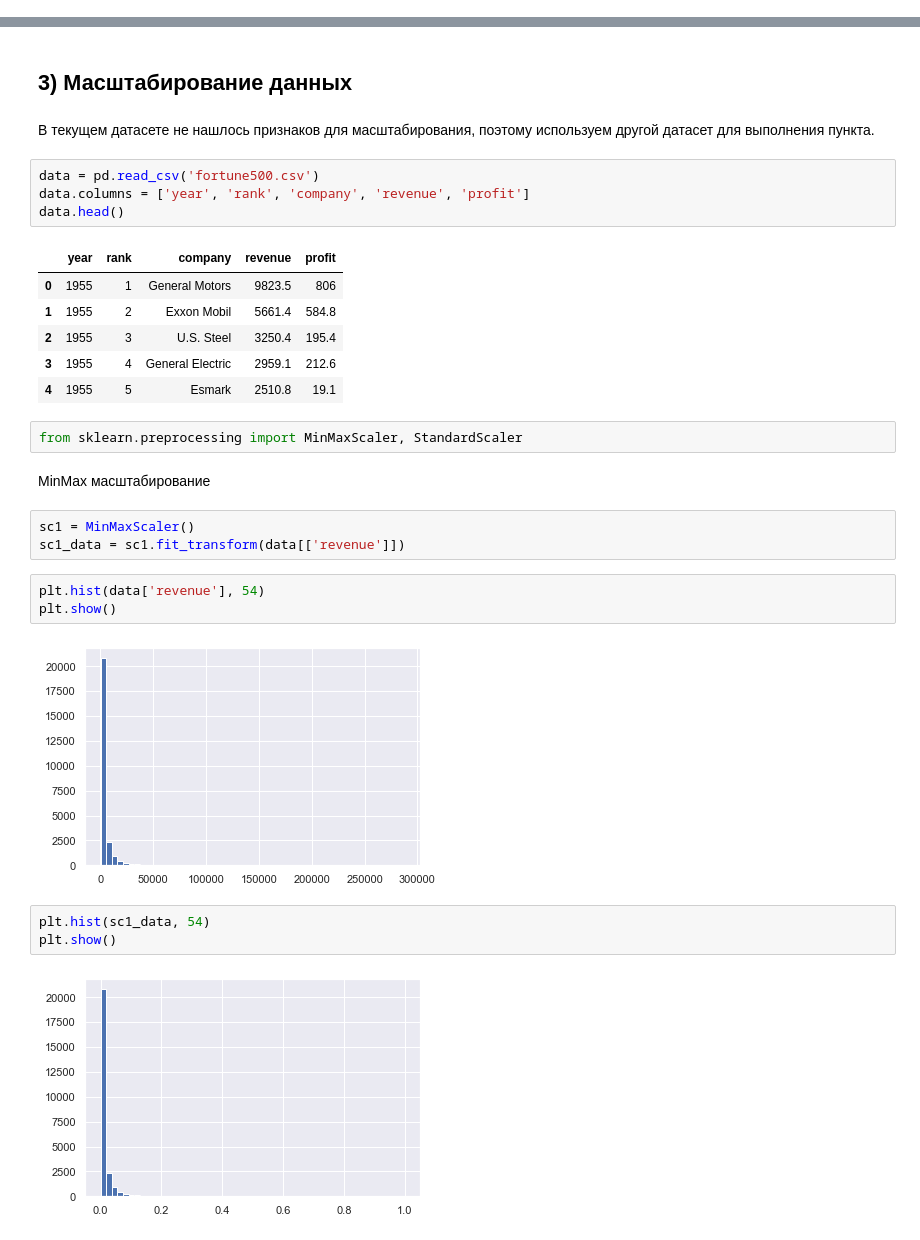
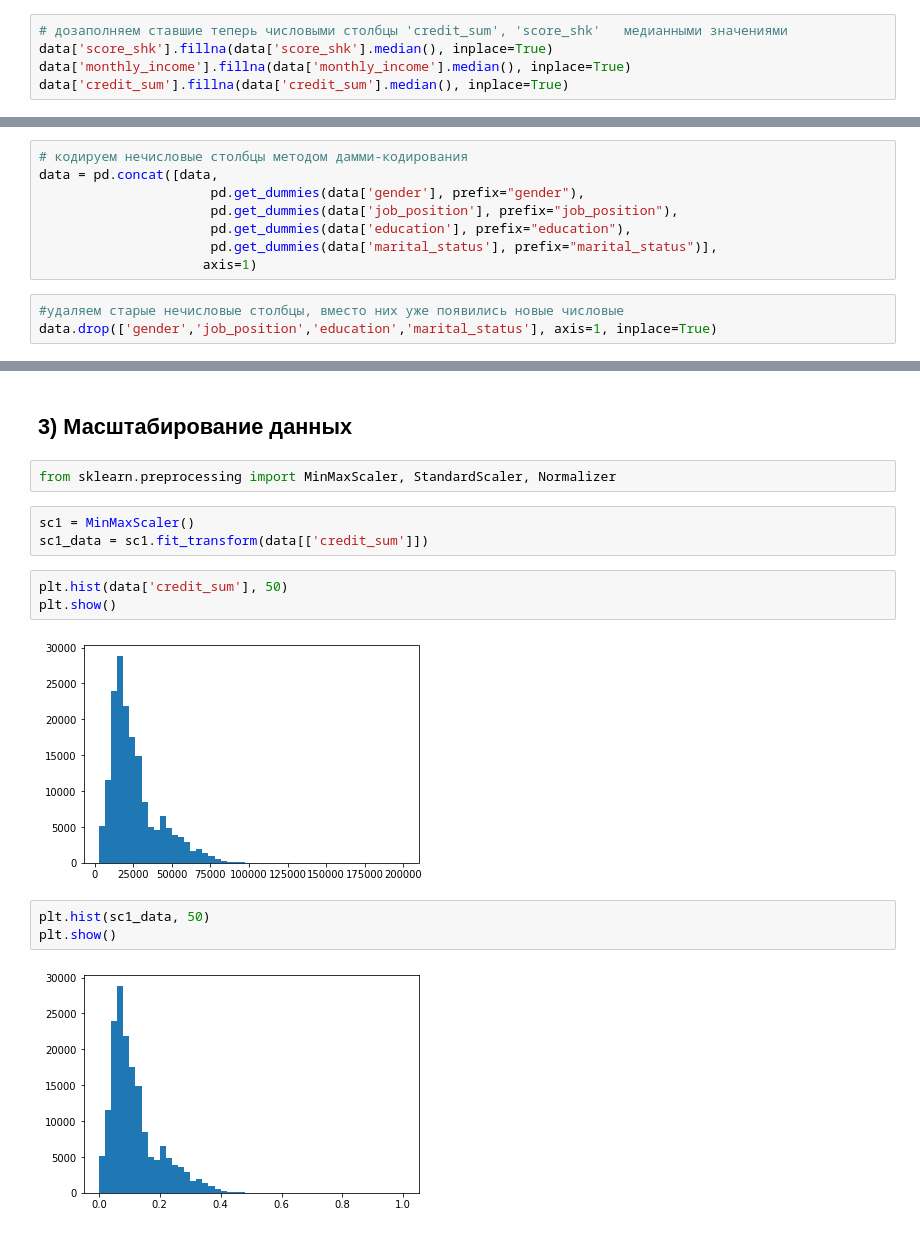
Before and after one commit to Lasergius/TMO, a Jupyter notebook: lab2.ipynb, the cells around one changed output, grey strips where cells are left out. Saved outputs shown, nothing was run; the diff lists cells and outputs as text.

```diff
--- a/lab2.ipynb
+++ b/lab2.ipynb
@@ -167,0 +71,5 @@ fraudulent - 0%
+# %%
+# дозаполняем ставшие теперь числовыми столбцы 'credit_sum', 'score_shk'   медианными значениями
+data['score_shk'].fillna(data['score_shk'].median(), inplace=True)
+data['monthly_income'].fillna(data['monthly_income'].median(), inplace=True)
+data['credit_sum'].fillna(data['credit_sum'].median(), inplace=True)
@@ -170 +115,12 @@ fraudulent - 0%
+# %%
+# кодируем нечисловые столбцы методом дамми-кодирования
+data = pd.concat([data,
+                      pd.get_dummies(data['gender'], prefix="gender"),
+                      pd.get_dummies(data['job_position'], prefix="job_position"),
+                      pd.get_dummies(data['education'], prefix="education"),
+                      pd.get_dummies(data['marital_status'], prefix="marital_status")],
+                     axis=1)
+# %%
+#удаляем старые нечисловые столбцы, вместо них уже появились новые числовые
+data.drop(['gender','job_position','education','marital_status'], axis=1, inplace=True)
 # %%
@@ -243,32 +136,17 @@ df.head()
 # %% [markdown]
 ## 3) Масштабирование данных
-# %% [markdown]
-В текущем датасете не нашлось признаков для масштабирования, поэтому используем другой датасет для выполнения пункта.
-# %%
-data = pd.read_csv('fortune500.csv')
-data.columns = ['year', 'rank', 'company', 'revenue', 'profit']
-data.head()
-# %% [output]
-|  | year | rank | company | revenue | profit |
-| 0 | 1955 | 1 | General Motors | 9823.5 | 806 |
-| 1 | 1955 | 2 | Exxon Mobil | 5661.4 | 584.8 |
-| 2 | 1955 | 3 | U.S. Steel | 3250.4 | 195.4 |
-| 3 | 1955 | 4 | General Electric | 2959.1 | 212.6 |
-| 4 | 1955 | 5 | Esmark | 2510.8 | 19.1 |
 # %%
-from sklearn.preprocessing import MinMaxScaler, StandardScaler
+from sklearn.preprocessing import MinMaxScaler, StandardScaler, Normalizer
-# %% [markdown]
-MinMax масштабирование
 # %%
 sc1 = MinMaxScaler()
-sc1_data = sc1.fit_transform(data[['revenue']])
+sc1_data = sc1.fit_transform(data[['credit_sum']])
 # %%
-plt.hist(data['revenue'], 54)
+plt.hist(data['credit_sum'], 50)
 plt.show()
 # %% [output]
-[figure, old version]
+[figure, new version]
 # %%
-plt.hist(sc1_data, 54)
+plt.hist(sc1_data, 50)
 plt.show()
 # %% [output]
-[figure, old version]
+[figure, new version]
```
Also changed, not shown: parts of 40 cells of this notebook, 1 other file.
